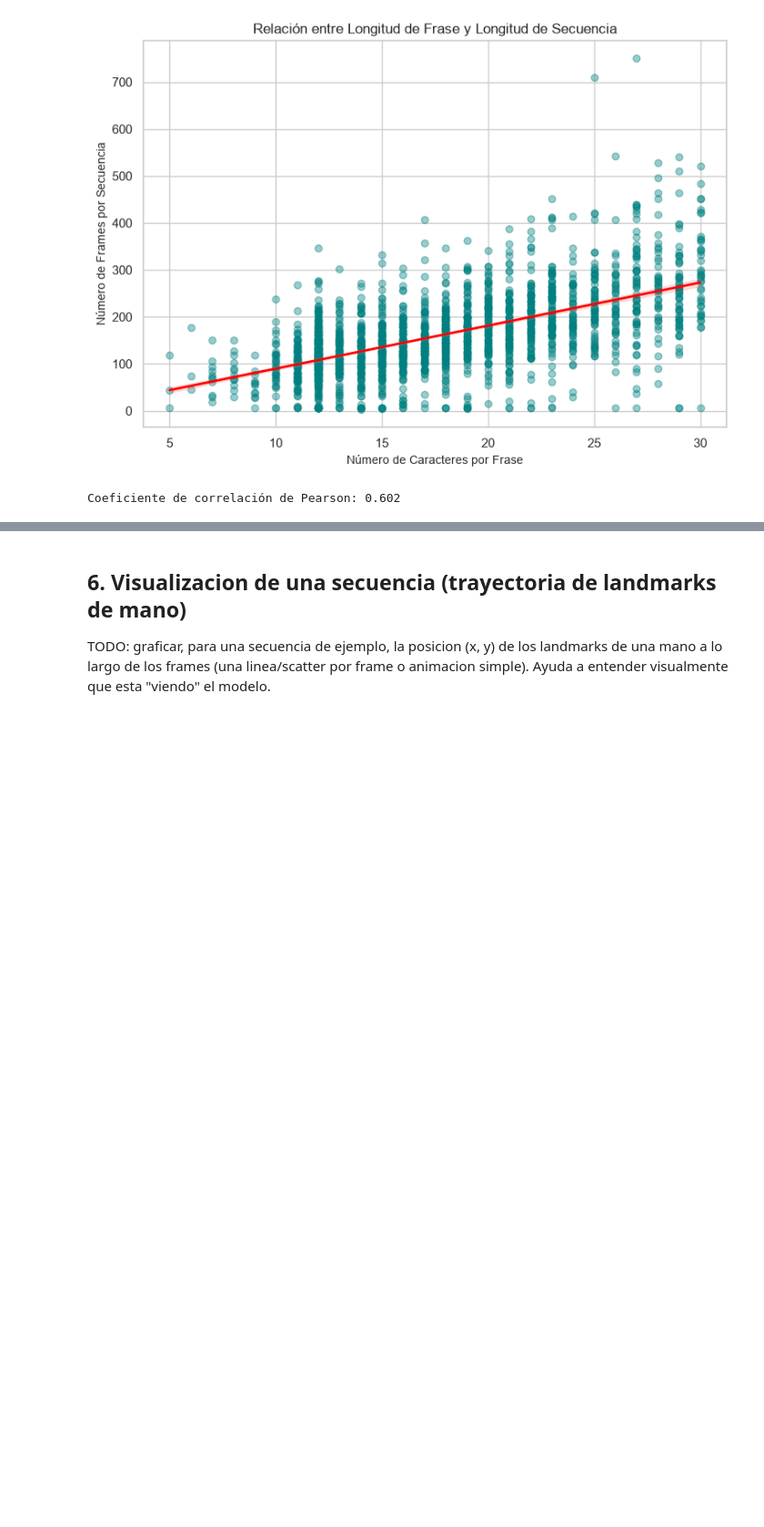
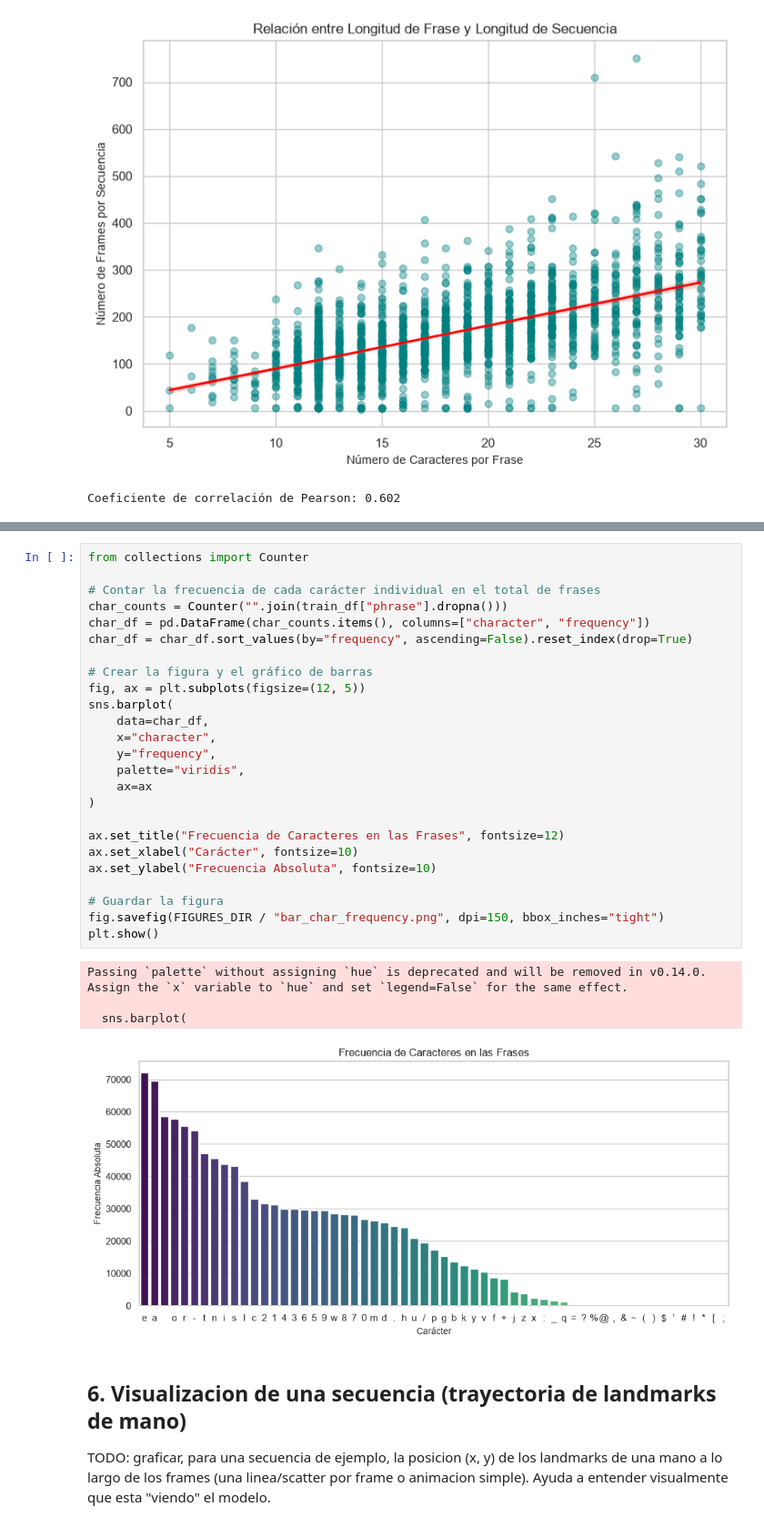
Before and after one commit to DufreyM/CC3084-Proyecto2, a Jupyter notebook: notebooks/05_visualizaciones.ipynb, the cells around one changed output, grey strips where cells are left out. Shown at 91% size. Drawn from its saved outputs; the diff is of its cells as text; blank space fills up the shorter version.

Commit message:
feat: frecuencia de caracteres (grafico de barras)

```diff
--- a/notebooks/05_visualizaciones.ipynb
+++ b/notebooks/05_visualizaciones.ipynb
@@ -226,3 +226,33 @@ TODO
+# %%
+from collections import Counter
+
+# Contar la frecuencia de cada carácter individual en el total de frases
+char_counts = Counter("".join(train_df["phrase"].dropna()))
+char_df = pd.DataFrame(char_counts.items(), columns=["character", "frequency"])
+char_df = char_df.sort_values(by="frequency", ascending=False).reset_index(drop=True)
+
+# Crear la figura y el gráfico de barras
+fig, ax = plt.subplots(figsize=(12, 5))
+sns.barplot(
+    data=char_df,
+    x="character",
+    y="frequency",
+    palette="viridis",
+    ax=ax
+)
+
+ax.set_title("Frecuencia de Caracteres en las Frases", fontsize=12)
+ax.set_xlabel("Carácter", fontsize=10)
+ax.set_ylabel("Frecuencia Absoluta", fontsize=10)
+
+# Guardar la figura
+fig.savefig(FIGURES_DIR / "bar_char_frequency.png", dpi=150, bbox_inches="tight")
+plt.show()
+# %% [output]
+Passing `palette` without assigning `hue` is deprecated and will be removed in v0.14.0. Assign the `x` variable to `hue` and set `legend=False` for the same effect.
+
+  sns.barplot(
+[figure, added]
 # %% [markdown]
 ## 6. Visualizacion de una secuencia (trayectoria de landmarks de mano)
 
```
Also changed, not shown: parts of 3 cells of this notebook, 1 other file.
